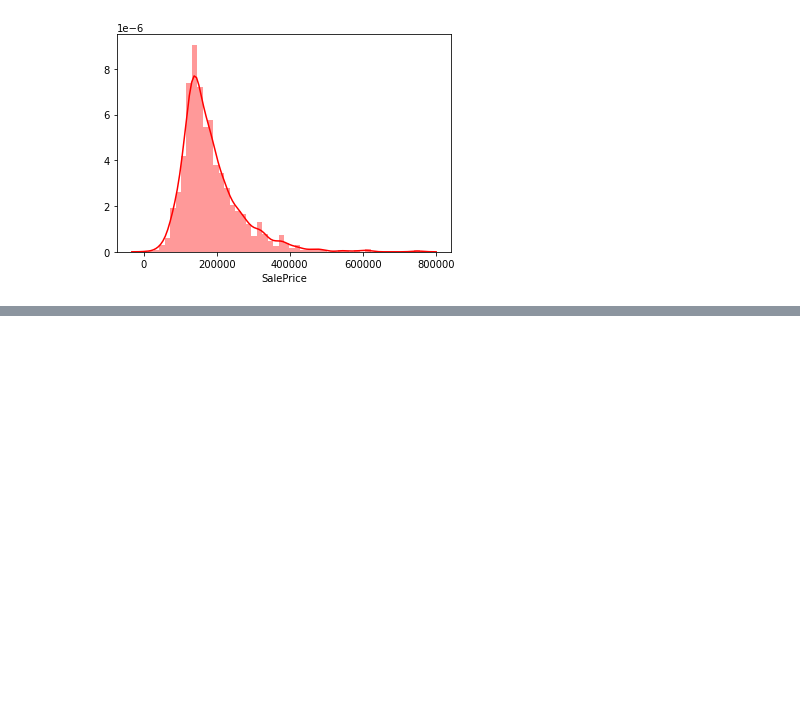
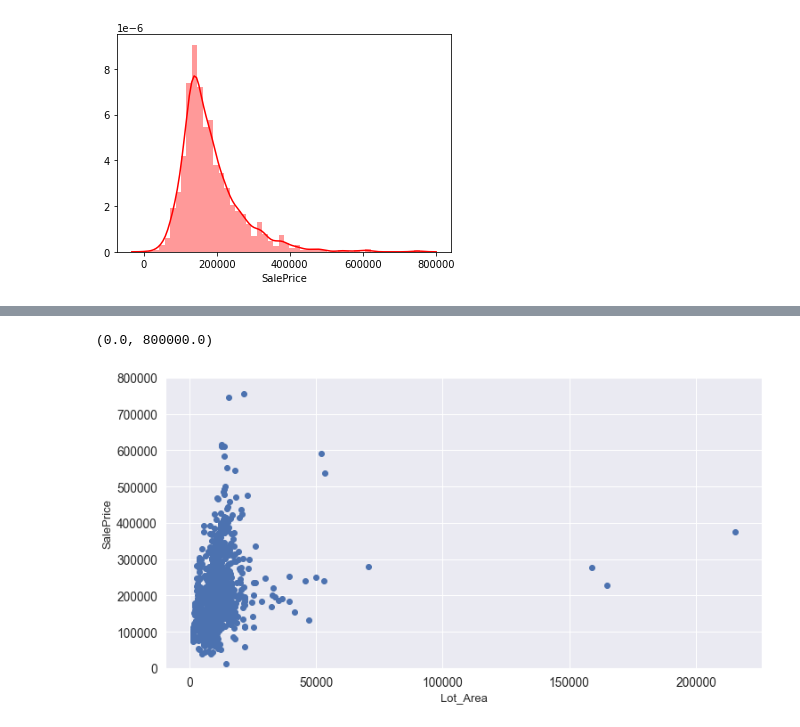
Before and after one commit to greatabel/PythonProjectLearn, a Jupyter notebook: b6969price_predict/Assignment2.ipynb, the cells around one changed output, grey strips where cells are left out. Cells and saved outputs as stored; diff of their text form; code cells hidden in the pictures; blank space fills up the shorter version.

```diff
--- a/b6969price_predict/Assignment2.ipynb
+++ b/b6969price_predict/Assignment2.ipynb
@@ -96,0 +109,13 @@ sns.heatmap(cm, cbar=True, annot=True, square=True,
+# %%
+train = pd.read_csv('data/train.csv')
+test = pd.read_csv('data/test.csv')
+train.columns = [c.replace(' ', '_') for c in train.columns]
+test.columns = [c.replace(' ', '_') for c in test.columns]
+plt.figure(figsize=(12,6))
+plt.scatter(x=train["Lot_Area"], y=train.SalePrice)
+plt.xlabel("Lot_Area", fontsize=13)
+plt.ylabel("SalePrice", fontsize=13)
+plt.ylim(0,800000)
+# %% [output]
+(0.0, 800000.0)
+[figure, added]
```
Also changed, not shown: parts of 9 cells of this notebook, 2 other files.
